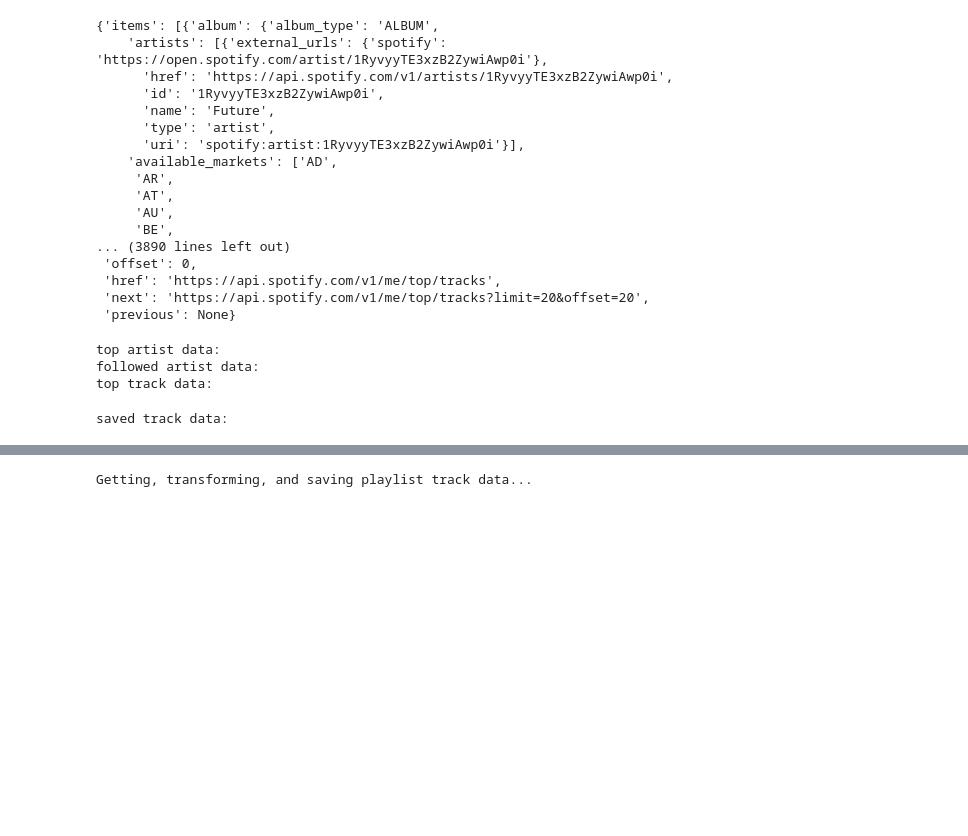
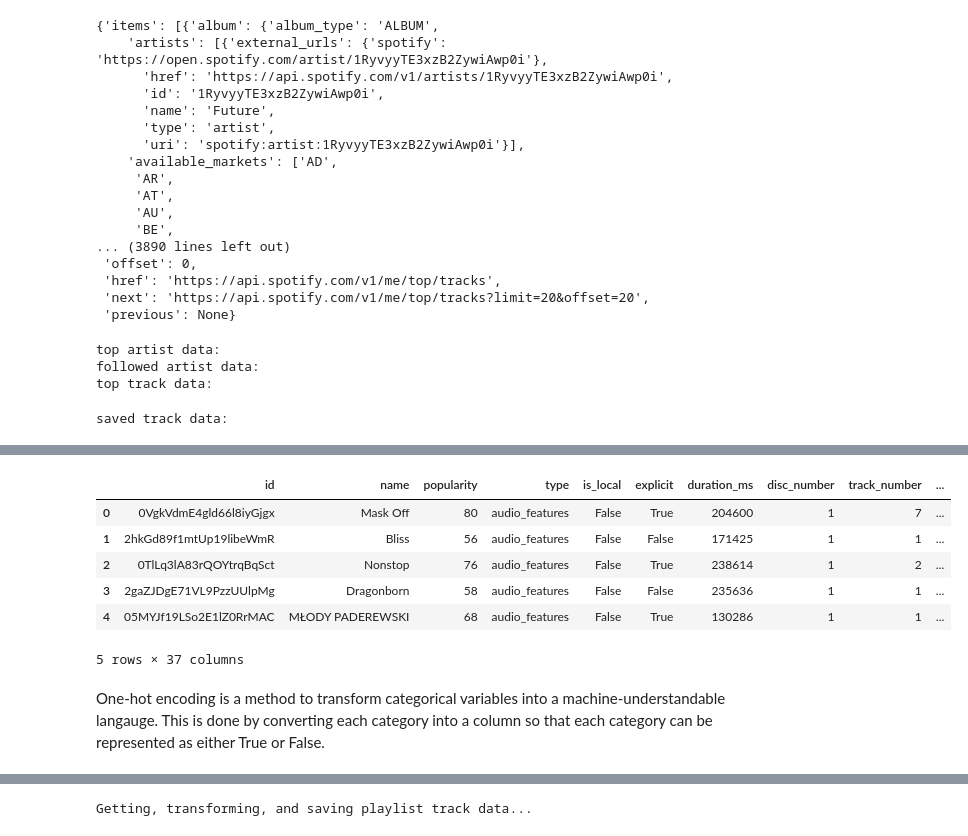
Before and after one commit to drmatczak/Spotify-project, a Jupyter notebook: spo.ipynb, the cells around one changed output, grey strips where cells are left out. Saved outputs shown, nothing was run; the diff lists cells and outputs as text; code cells hidden in the pictures; blank space fills up the shorter version.

```diff
--- a/spo.ipynb
+++ b/spo.ipynb
@@ -144,3 +165,6 @@ top artist data:
 followed artist data:
 top track data:
 saved track data:
+# %%
+df = top_tracks_df.copy()
+df['genres'] = df['artist_id'].apply(lambda x: sp.artist(x)['genres'])
@@ -146,0 +237,14 @@ saved track data:
+# %%
+# Show result
+sentiment = sentiment_analysis(df, "name")
+sentiment.head()
+# %% [output]
+|  | id | name | popularity | type | is_local | explicit | duration_ms | disc_number | track_number | ... |
+| 0 | 0VgkVdmE4gld66l8iyGjgx | Mask Off | 80 | audio_features | False | True | 204600 | 1 | 7 | ... |
+| 1 | 2hkGd89f1mtUp19libeWmR | Bliss | 56 | audio_features | False | False | 171425 | 1 | 1 | ... |
+| 2 | 0TlLq3lA83rQOYtrqBqSct | Nonstop | 76 | audio_features | False | True | 238614 | 1 | 2 | ... |
+| 3 | 2gaZJDgE71VL9PzzUUlpMg | Dragonborn | 58 | audio_features | False | False | 235636 | 1 | 1 | ... |
+| 4 | 05MYJf19LSo2E1lZ0RrMAC | MŁODY PADEREWSKI | 68 | audio_features | False | True | 130286 | 1 | 1 | ... |
+5 rows × 37 columns
+# %% [markdown]
+One-hot encoding is a method to transform categorical variables into a machine-understandable langauge. This is done by converting each category into a column so that each category can be represented as either True or False.
```
Also changed, not shown: parts of 27 cells of this notebook.
